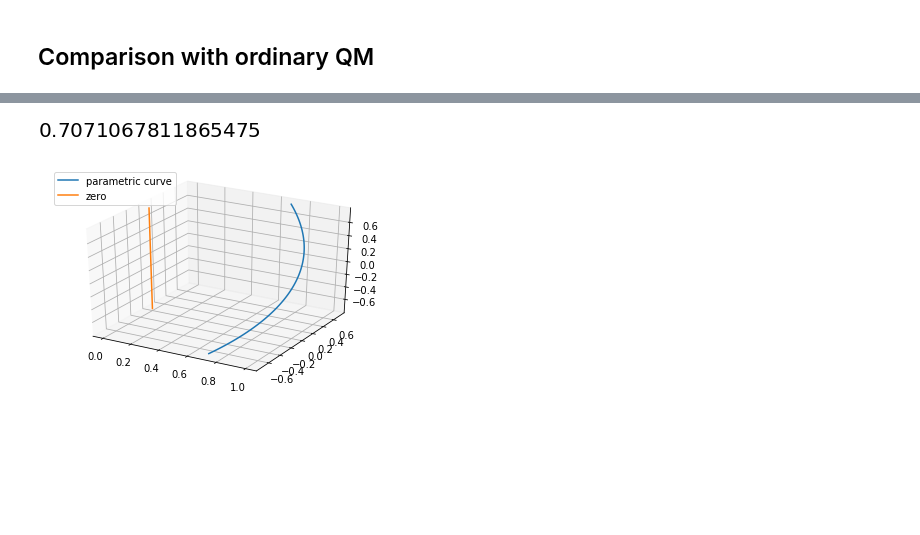
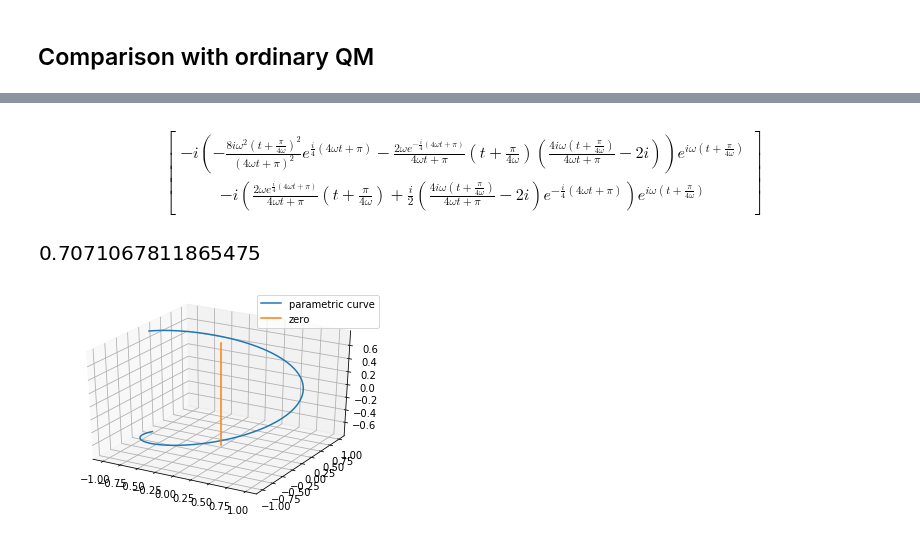
Before and after one commit to gderosa/timeq, a Jupyter notebook: comp/sympy/moreva.ipynb, the cells around one changed output, grey strips where cells are left out. Drawn from its saved outputs; the diff is of its cells as text; code cells hidden in the pictures; blank space fills up the shorter version.

Commit message:
wip plot

```diff
--- a/comp/sympy/moreva.ipynb
+++ b/comp/sympy/moreva.ipynb
@@ -109,5 +100,9 @@ def psi_fixed(t, t0):
 # %%
 t = Symbol('t')
+# %%
+psi_fixed(t, -pi/(4*omega), Matrix([0, -I]), 0).subs({'omega': 1})
+# %% [output]
+$$\left[\begin{matrix}- i \left(- \frac{8 i \omega^{2} \left(t + \frac{\pi}{4 \omega}\right)^{2}}{\left(4 \omega t + \pi\right)^{2}} e^{\frac{i}{4} \left(4 \omega t + \pi\right)} - \frac{2 \omega e^{- \frac{i}{4} \left(4 \omega t + \pi\right)}}{4 \omega t + \pi} \left(t + \frac{\pi}{4 \omega}\right) \left(\frac{4 i \omega \left(t + \frac{\pi}{4 \omega}\right)}{4 \omega t + \pi} - 2 i\right)\right) e^{i \omega \left(t + \frac{\pi}{4 \omega}\right)}\\- i \left(\frac{2 \omega e^{\frac{i}{4} \left(4 \omega t + \pi\right)}}{4 \omega t + \pi} \left(t + \frac{\pi}{4 \omega}\right) + \frac{i}{2} \left(\frac{4 i \omega \left(t + \frac{\pi}{4 \omega}\right)}{4 \omega t + \pi} - 2 i\right) e^{- \frac{i}{4} \left(4 \omega t + \pi\right)}\right) e^{i \omega \left(t + \frac{\pi}{4 \omega}\right)}\end{matrix}\right]$$
 # %%
  psi_fixed_np_h_re = lambdify(t, re(psi_fixed(t, -pi/(4*omega)).subs({omega: 1})[0]), 'numpy')
 # %%
@@ -119,25 +114,25 @@ psi_fixed_np_h_re(0)
 # %%
 import matplotlib as mpl
 from mpl_toolkits.mplot3d import Axes3D
 import numpy as np
 import matplotlib.pyplot as plt
 
 mpl.rcParams['legend.fontsize'] = 10
 
 fig = plt.figure()
 ax = fig.gca(projection='3d')
 
 # Prepare arrays x, y, z
 z = np.linspace(-np.pi/4, np.pi/4, 100)
-x = np.cos(z)
-y = np.sin(z)
+x = np.cos(4*z)
+y = np.sin(4*z)
 zero = z - z
 
 ax.plot(x, y, z, label='parametric curve')
 ax.plot(zero, zero, z, label='zero')
 
 ax.legend()
 
 plt.show()
 # %% [output]
-[figure, old version]
+[figure, new version]
```
Also changed, not shown: parts of 4 cells of this notebook.
